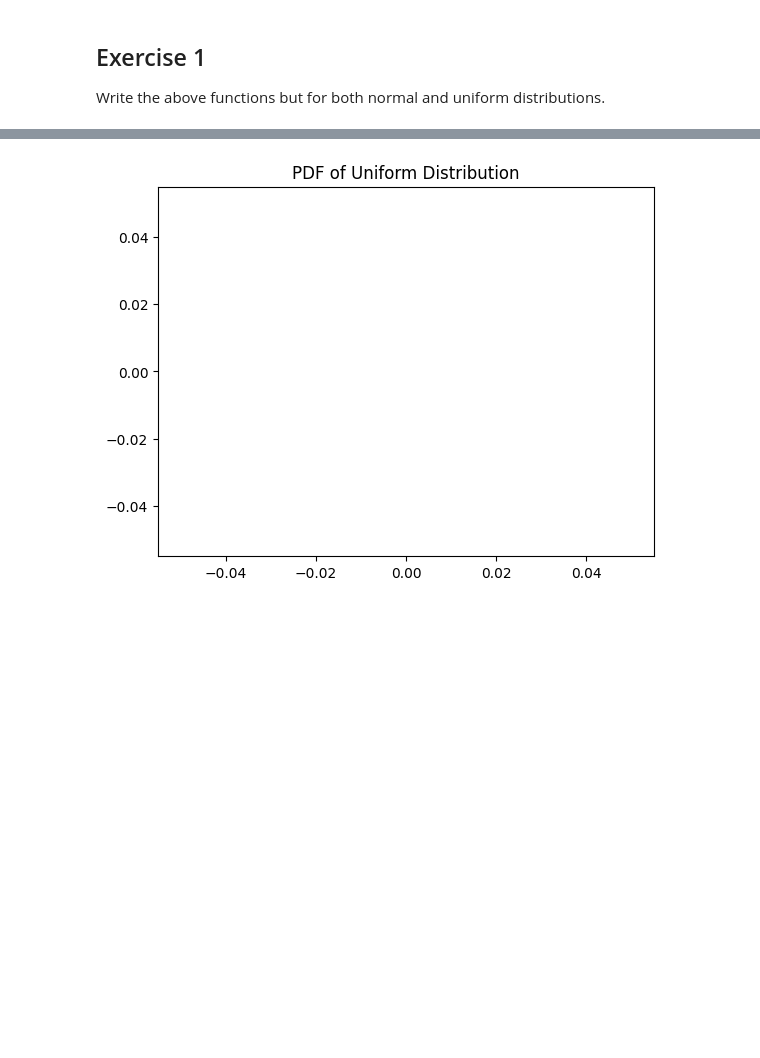
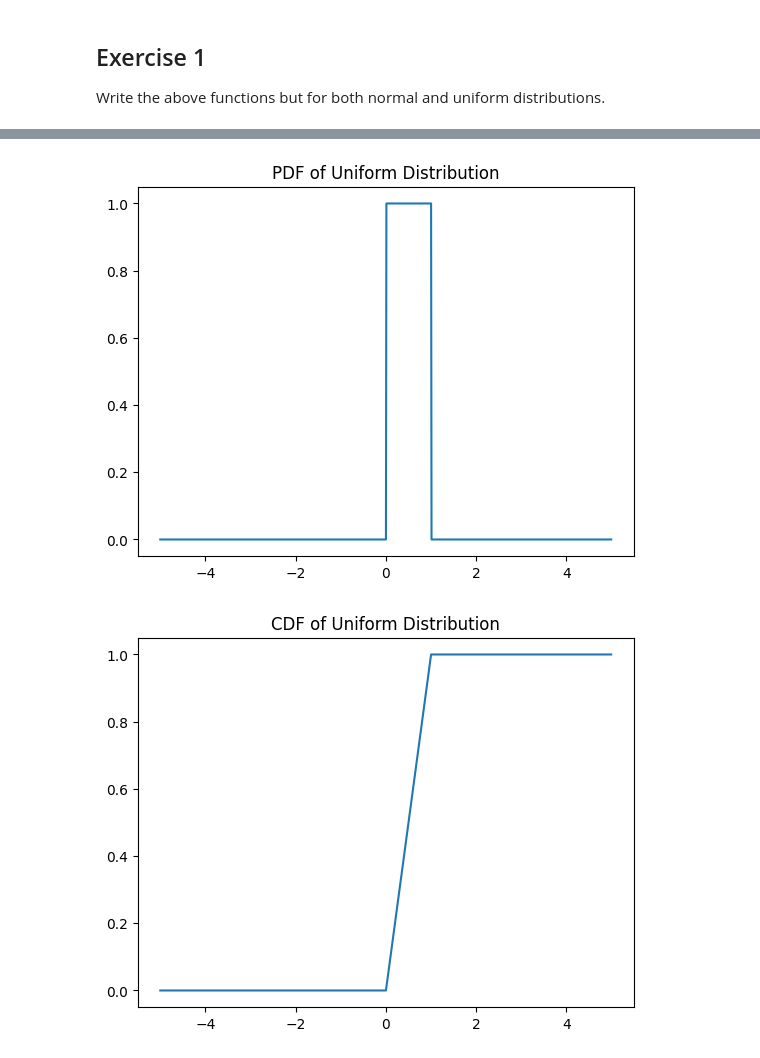
Before and after one commit to 4GeeksAcademy/helloklow-probability-distribution-exercises-project-with-python, a Jupyter notebook: notebook/problems.ipynb, the cells around one changed output, grey strips where cells are left out. Saved outputs shown, nothing was run; the diff lists cells and outputs as text; code cells hidden in the pictures; blank space fills up the shorter version.

```diff
--- a/notebook/problems.ipynb
+++ b/notebook/problems.ipynb
@@ -115,16 +117,26 @@ plt.show()
 # %%
 # Uniform Distribution
 from scipy.stats import uniform
 
 low = 0
 high = 1
 data = np.arange(-5, 5, 0.01)
 
-# PDF
-pdf = uniform.pdf(data, loc=high, scale=low-high)  # Probability Density Function
-# Plot PDF
-plt.plot(data, pdf)
-plt.title("PDF of Uniform Distribution")
-plt.show()
+pdf_unif = uniform.pdf(data, loc=low, scale=(high-low))
+cdf_unif = uniform.cdf(data, loc=low, scale=(high-low))
+ppf_unif = uniform.ppf(data, loc=low, scale=(high-low))
+
+pds_unif = {
+    "pdf": pdf_unif,
+    "cdf": cdf_unif,
+    "ppf": ppf_unif
+       }
+
+for k, v in pds_unif.items():
+    # Plot
+    plt.plot(data, v)
+    plt.title(f"{k.upper()} of Uniform Distribution")
+    plt.show()
 # %% [output]
-[figure, old version]
+[figure, new version]
+[figure, added]
```
Also changed, not shown: parts of 2 cells of this notebook.
